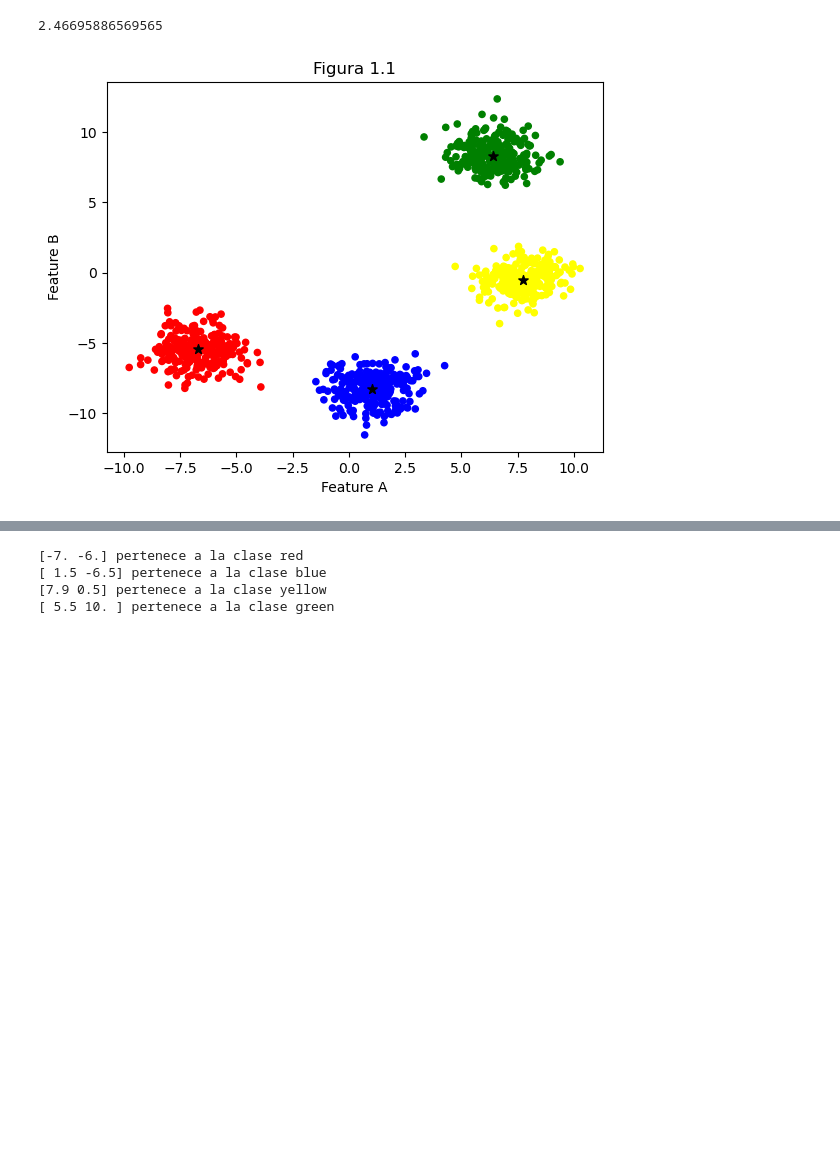
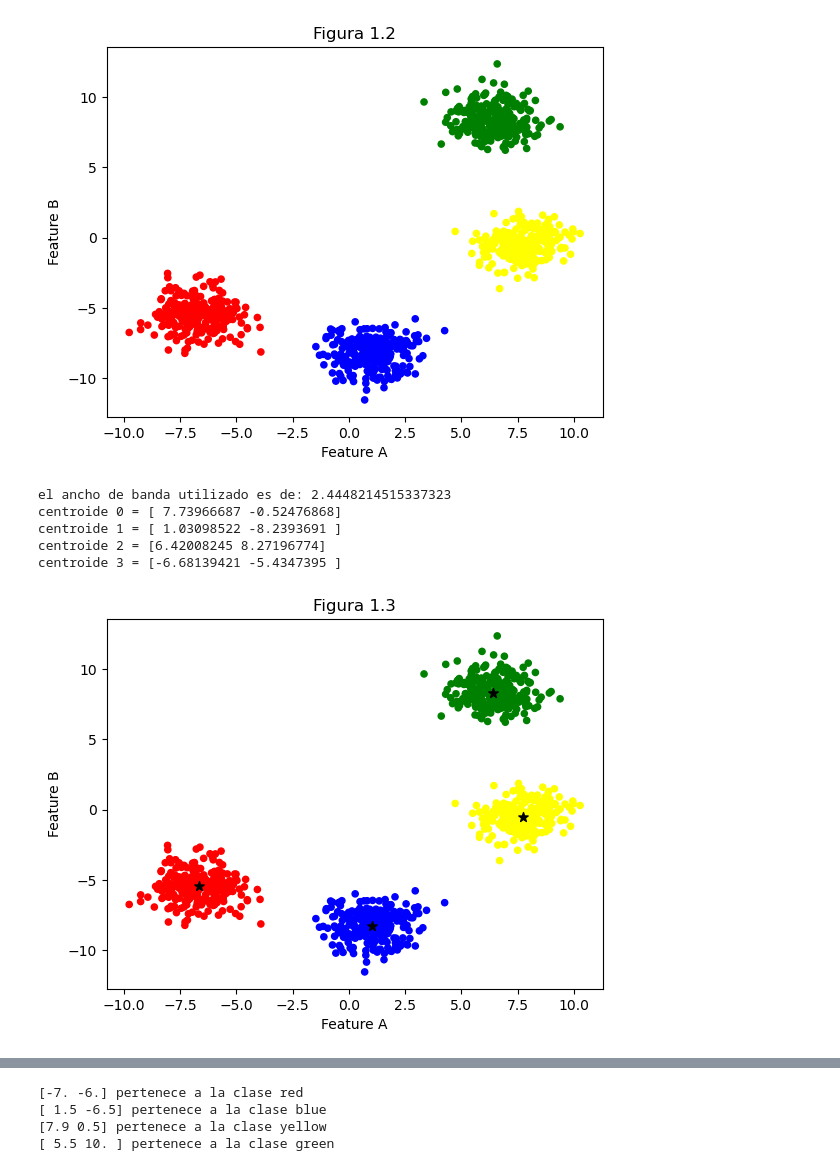
Before and after one commit to Hexzzard/Universidad, a Jupyter notebook: Sistemas_Inteligentes/Proyecto 3 & 4/ejercicio 2.ipynb, the cells around one changed output, grey strips where cells are left out. Saved outputs shown, nothing was run; the diff lists cells and outputs as text; code cells hidden in the pictures; blank space fills up the shorter version.

```diff
--- a/Sistemas_Inteligentes/Proyecto 3 & 4/ejercicio 2.ipynb
+++ b/Sistemas_Inteligentes/Proyecto 3 & 4/ejercicio 2.ipynb
@@ -1,38 +20,53 @@
+# %%
+#Ahora los puntos graficados tendran el color de su respectiva clase
+
+#guardamos dentro de un arreglo los colores que deberia tomar cada punto
+#por ejemplo si su clase es 2, se lo asocia al color blue
+Color=['red','green','blue', 'yellow']
+aColor=[]
+
+for i in clase:
+    aColor.append(Color[i])
+
+#graficamos
+plt.scatter(data[:, 0], data[:, 1], c=aColor, s=20)
+plt.xlabel('Feature A')
+plt.ylabel('Feature B')
+plt.title('Figura 1.2')
+plt.show()
+# %% [output]
+[figure, added]
 # %%
-import numpy as np
-from sklearn.cluster import MeanShift, estimate_bandwidth
-import matplotlib.pyplot as plt
+#utilizamos el algoritmo de meanshift
 
-#importamos los datos para los algoritmos
-data = np.load('MeanShift/X.npy')
-clase = np.load('MeanShift/_.npy')
+#Nota: el algoritmo de meanshift utiliza un badwidth (ancho de banda), esto es el rango en el que se consultaran los datos
+#mientras mayor sea, mayor sera la cantidad de elementos por cluster.
 
-#datos de prueba
-test = np.array([[-7,-6],[1.5,-6.5],[7.9,0.5],[5.5,10]])
+#Para determinar el ancho de banda apropiado utilizamos la funcion estimate_bandwith, la cual la trabajaremos en el quantil 0.2
+AB = estimate_bandwidth(data, quantile=0.2)
+print("el ancho de banda utilizado es de:",AB)
 
-
-Color=['red','green','blue', 'yellow']
-aColor=[]
-
-for i in clase:
-    aColor.append(Color[i])
-
-#utilizamos el algoritmo de meanshift
-#nota: investigar que hace bandwidth
-bandwidth = estimate_bandwidth(data, quantile=0.2, n_samples=500)
-ms = MeanShift(bandwidth=bandwidth, bin_seeding=True)
-ms.fit(data)
+#aplicamos el algoritmo de meanshift y le introducimos nuestros datos
+MShift = MeanShift(bandwidth=AB)
+MShift.fit(data)
 
 #obtenemos los centroides
-centroides = ms.cluster_centers_
-print(bandwidth)
+centroides = MShift.cluster_centers_
 
+for i in range(len(centroides)):
+    print("centroide",i,"=",centroides[i])
+
+#graficamos
 plt.scatter(data[:, 0], data[:, 1], c=aColor, s=20)
 plt.scatter(centroides[:, 0], centroides[:, 1], marker='*', c="black", s=50)
 plt.xlabel('Feature A')
 plt.ylabel('Feature B')
-plt.title('Figura 1.1')
+plt.title('Figura 1.3')
 plt.show()
 # %% [output]
-2.46695886569565
+el ancho de banda utilizado es de: 2.4448214515337323
+centroide 0 = [ 7.73966687 -0.52476868]
+centroide 1 = [ 1.03098522 -8.2393691 ]
+centroide 2 = [6.42008245 8.27196774]
+centroide 3 = [-6.68139421 -5.4347395 ]
 [figure]
```
Also changed, not shown: parts of 3 cells of this notebook, 3 other files.
